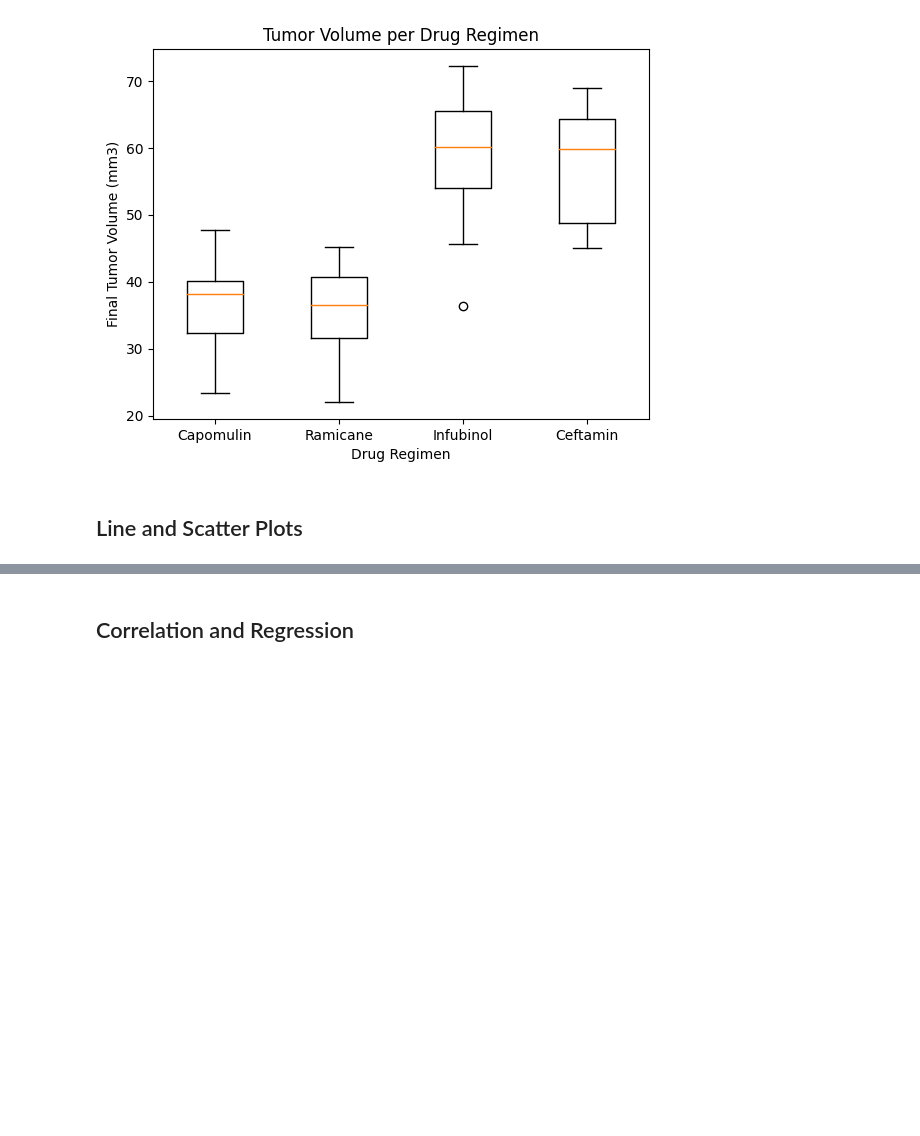
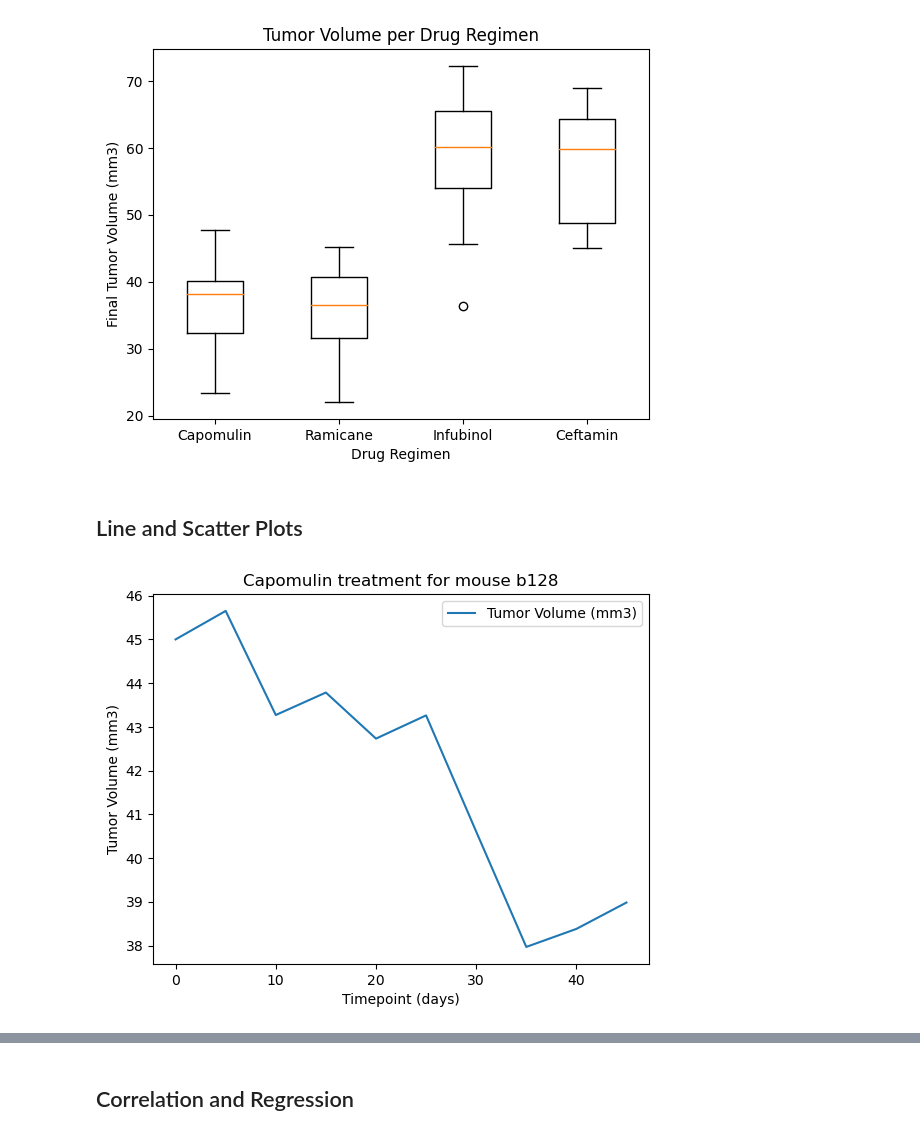
Before and after one commit to juansierra1182/Data-Visualization-challenge, a Jupyter notebook: Pymaceuticals/main.ipynb, the cells around one changed output, grey strips where cells are left out. Drawn from its saved outputs; the diff is of its cells as text; code cells hidden in the pictures; blank space fills up the shorter version.

```diff
--- a/Pymaceuticals/main.ipynb
+++ b/Pymaceuticals/main.ipynb
@@ -346,2 +333,14 @@ plt.show()
+# %%
+# Generate a line plot of tumor volume vs. time point for a mouse treated with Capomulin
+capomulin_mice_df = combined_study_df.loc[(combined_study_df["Drug Regimen"] == "Capomulin"),:].reset_index(drop=True)
+capomulin_mouse_df = (capomulin_mice_df.loc[(combined_study_df["Mouse ID"] == 'b128'),:])[["Mouse ID","Timepoint","Tumor Volume (mm3)"]]
+capomulin_mouse_df = capomulin_mouse_df.set_index("Timepoint")
+mouse_id = capomulin_mouse_df.loc[(0),"Mouse ID"]
+title = f"Capomulin treatment for mouse {mouse_id}"
+
+capomulin_mouse_df.plot(kind = "line", xlabel="Timepoint (days)", ylabel="Tumor Volume (mm3)", title=title)
+plt.show()
+# %% [output]
+[figure, added]
 # %%
 # Generate a scatter plot of average tumor volume vs. mouse weight for the Capomulin regimen
```
Also changed, not shown: parts of 5 cells of this notebook.
